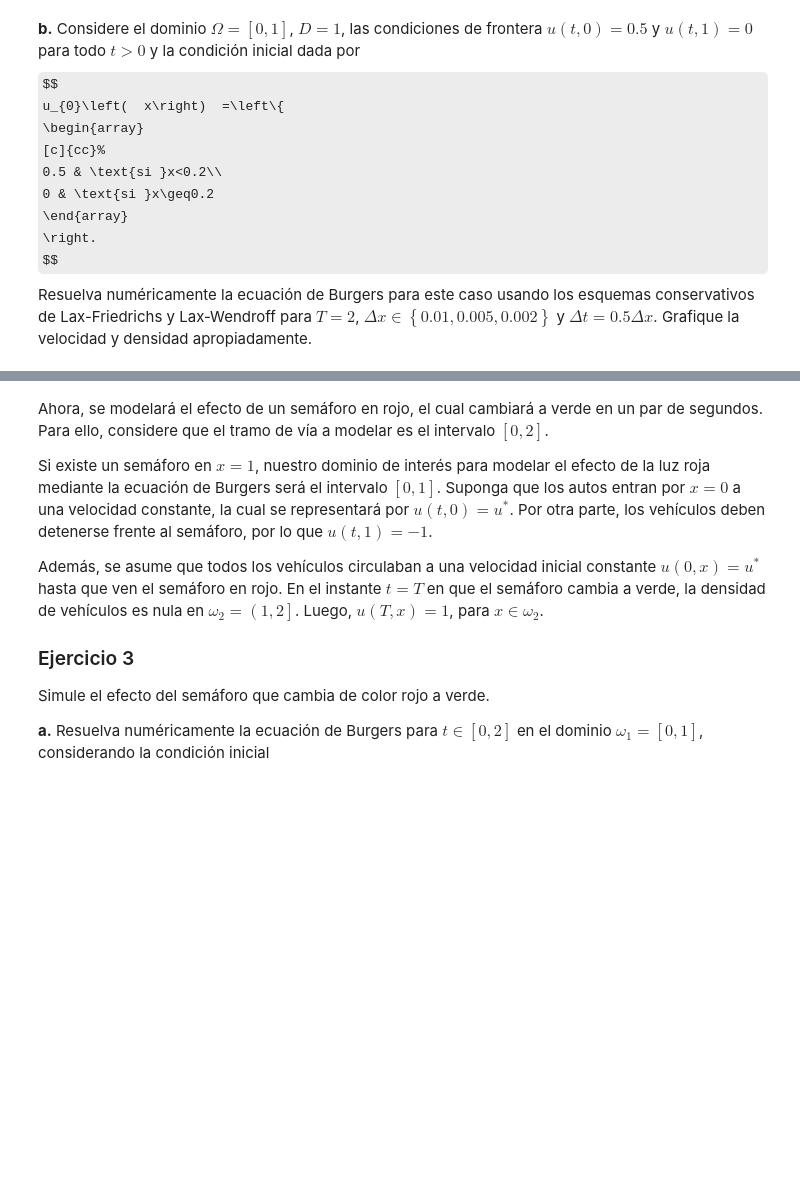
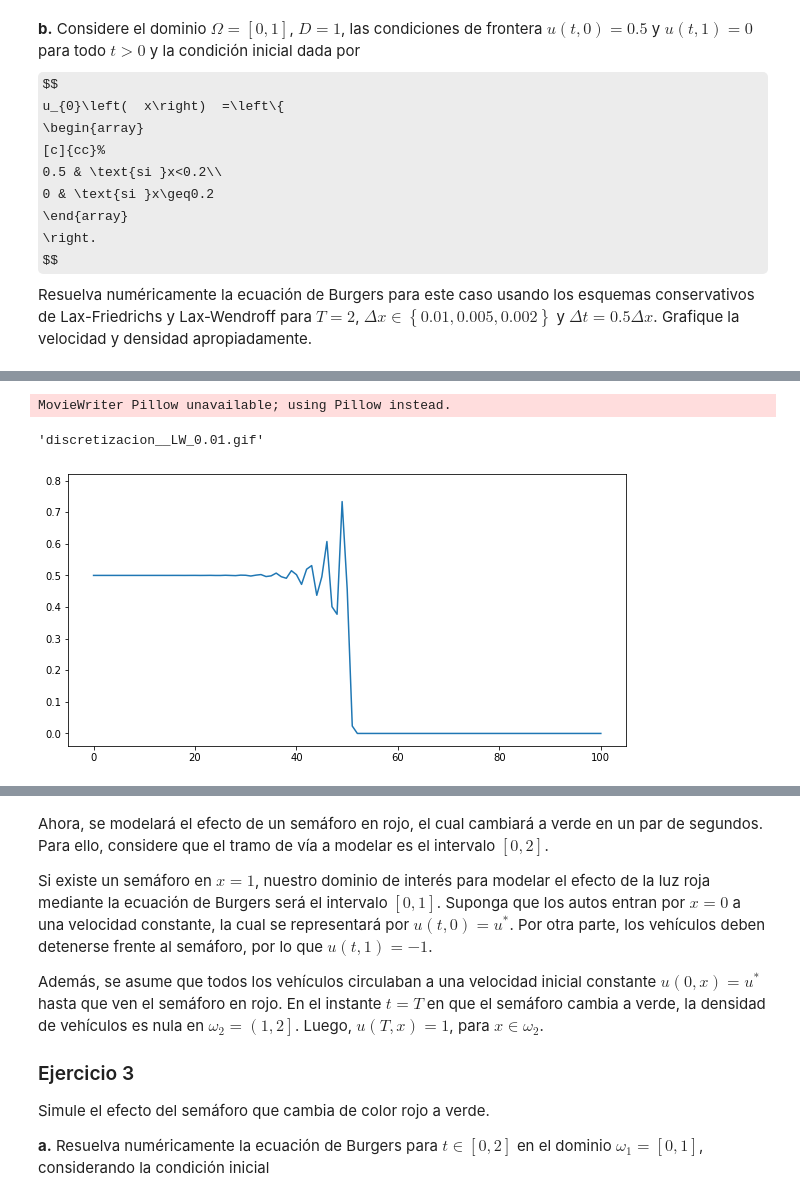
Before and after one commit to furrutiav/labs-edpn, a Jupyter notebook: lab2edpn/2022040609446D8518E45EDCDA40__Enunciado_-_Lab2.ipynb, the cells around one changed output, grey strips where cells are left out. Saved outputs shown, nothing was run; the diff lists cells and outputs as text; code cells hidden in the pictures; some formulas as TeX source; blank space fills up the shorter version.

```diff
--- a/lab2edpn/2022040609446D8518E45EDCDA40__Enunciado_-_Lab2.ipynb
+++ b/lab2edpn/2022040609446D8518E45EDCDA40__Enunciado_-_Lab2.ipynb
@@ -460,11 +447,16 @@ def animar_soluciones_ej2(x,ULF, ULW, dt, NT, N, file_name):
 
 
     #Exportar animaciones
-    anim = camera.animate(blit=False, interval=100)
+    anim = camera.animate(blit=False, interval=NT)
     name_gif = f'discretizacion_{file_name}.gif'
     anim.save(name_gif, writer='Pillow', fps=10);
     return name_gif
 # %%
-animar_soluciones_ej2(x,U, None, dt, NT, N, "LW_0.01")
+
+animar_soluciones_ej2(x,U, None, dt, NT, N, "_LW_0.01")
+# %% [output]
+MovieWriter Pillow unavailable; using Pillow instead.
+'discretizacion__LW_0.01.gif'
+[figure, added]
 # %% [markdown]
 Lax-F
```
Also changed, not shown: parts of 6 cells of this notebook, 6 other files.
